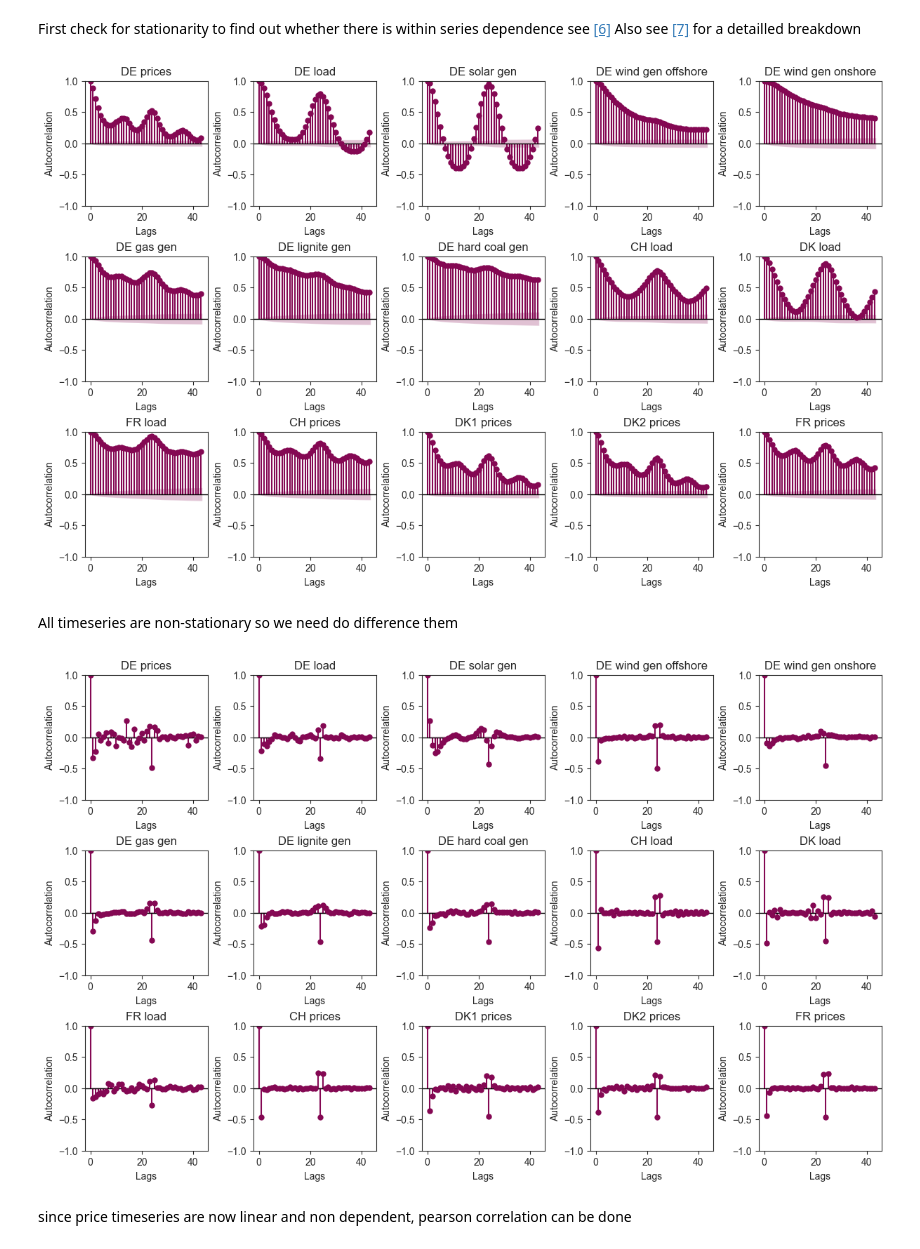
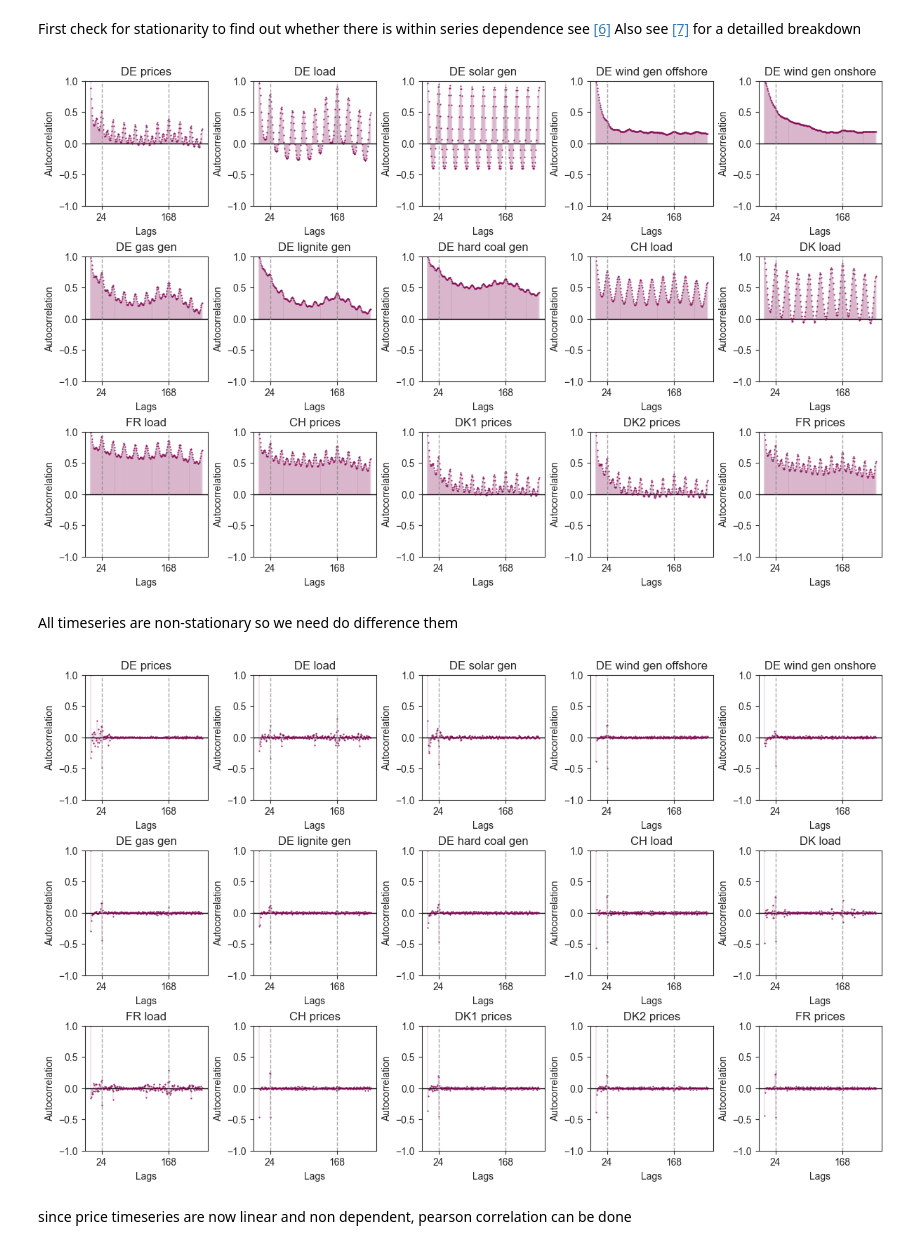
Before and after one commit to valentin-17/epf, a Jupyter notebook: notebooks/exploratory_analysis.ipynb, the cells around one changed output. Cells and saved outputs as stored; diff of their text form; code cells hidden in the pictures.

Commit message:
replotted graphs

```diff
--- a/notebooks/exploratory_analysis.ipynb
+++ b/notebooks/exploratory_analysis.ipynb
@@ -233,15 +245,17 @@ corr = df[['de_prices', 'de_load', 'de_solar_gen', 'de_wind_gen_offshore', 'de_w
 from matplotlib.collections import PolyCollection
 from matplotlib.collections import LineCollection
 
+# Authors: Mr. T (Jan 2021) and PatrickT (Aug 2022)
+# at https://stackoverflow.com/questions/65870368/how-to-change-color-in-statsmodels-plot-acf-function
 def plot_acf_colors(ax, markercolor, linecolor, facecolor, barcolor, linewidth=1):
     """utility function to get some control over colors with  plot_acf()"""
     for item in ax.collections:
         # change the color of the confidence interval
         if isinstance(item, PolyCollection):
-            item.set_facecolor((facecolor, 0.7))
+            item.set_facecolor((facecolor, 0.0))
         # change the color of the vertical lines
         if isinstance(item, LineCollection):
-            item.set_color(barcolor)
+            item.set_color((barcolor, 0.1))
     # change the color of the markers
     [line.get_label() for line in ax.lines]
     for item in ax.lines:
@@ -252,43 +266,45 @@ def plot_acf_colors(ax, markercolor, linecolor, facecolor, barcolor, linewidth=1
     #ax.lines.remove(ax.lines[0])
     return ax
 # %%
-from statsmodels.graphics.tsaplots import plot_acf
-
 # plot every autocorrelation plot for all features in the dataset
 
 sns.set_style("ticks")
 
 # Liste der Spalten, für die Autokorrelationsplots erstellt werden sollen
 columns = corr.columns
 
 # Anzahl der Spalten und Zeilen im Gitterlayout
 n_cols = 5
 n_rows = (len(columns) + n_cols - 1) // n_cols  # Rundet nach oben
 
 # Erstelle die Subplots mit kleineren Plot-Größen
 fig, axes = plt.subplots(n_rows, n_cols, figsize=(12, 2.5 * n_rows), constrained_layout=True)
 
 # Iteriere über die Spalten und erstelle die ACF-Plots
 for i, col in enumerate(columns):
     row, col_idx = divmod(i, n_cols)
     ax = axes[row, col_idx]
     title = col.split('_')[0].upper() + " " + " ".join(col.split('_')[1:])
-    plot_acf(corr[col], ax=ax, title=title)
+    plot_acf(corr[col], lags=240, ax=ax, title=title, markersize=1, marker='.', alpha=None)
     ax = plot_acf_colors(ax, markercolor=COLORS["magenta"], linecolor="black", facecolor=COLORS["magenta"], barcolor=COLORS["magenta"])
 
     ax.set_yticks([-1, -0.5, 0, 0.5, 1])
+    ax.set_xticks([24, 168])
     ax.set_ylabel("Autocorrelation")
     ax.set_xlabel("Lags")
+
+    ax.axvline(x=24, color='gray', linestyle='--', linewidth=1, alpha=0.7)
+    ax.axvline(x=168, color='gray', linestyle='--', linewidth=1, alpha=0.7)
 
 # Entferne leere Subplots, falls die Anzahl der Plots nicht das Gitter füllt
 for j in range(i + 1, n_rows * n_cols):
     row, col_idx = divmod(j, n_cols)
     fig.delaxes(axes[row, col_idx])
 
-plt.savefig("../reports/figures/acf.pdf", dpi=300, bbox_inches='tight')
+plt.savefig("../reports/figures/acf_long.pdf", dpi=300, bbox_inches='tight')
 plt.show()
 # %% [output]
-[figure, old version]
+[figure, new version]
 # %% [markdown]
 All timeseries are non-stationary so we need do difference them
 # %%
@@ -313,12 +329,16 @@ for i, col in enumerate(columns):
     row, col_idx = divmod(i, n_cols)
     ax = axes[row, col_idx]
     title = col.split('_')[0].upper() + " " + " ".join(col.split('_')[1:])
-    plot_acf(corr_diff[col], ax=ax, title=title)
+    plot_acf(corr_diff[col], lags=240, ax=ax, title=title, markersize=1, marker='.', alpha=None)
     ax = plot_acf_colors(ax, markercolor=COLORS["magenta"], linecolor="black", facecolor=COLORS["magenta"], barcolor=COLORS["magenta"])
 
     ax.set_yticks([-1, -0.5, 0, 0.5, 1])
+    ax.set_xticks([24, 168])
     ax.set_ylabel("Autocorrelation")
     ax.set_xlabel("Lags")
+
+    ax.axvline(x=24, color='gray', linestyle='--', linewidth=1, alpha=0.7)
+    ax.axvline(x=168, color='gray', linestyle='--', linewidth=1, alpha=0.7)
 
 # Entferne leere Subplots, falls die Anzahl der Plots nicht das Gitter füllt
 for j in range(i + 1, n_rows * n_cols):
@@ -328,7 +348,7 @@ for j in range(i + 1, n_rows * n_cols):
 plt.savefig("../reports/figures/acf_diff.pdf", dpi=300, bbox_inches='tight')
 plt.show()
 # %% [output]
-[figure, old version]
+[figure, new version]
 # %% [markdown]
 since price timeseries are now linear and non dependent, pearson correlation can be done
 # %%
```
Also changed, not shown: parts of 3 cells of this notebook, 5 other files.
